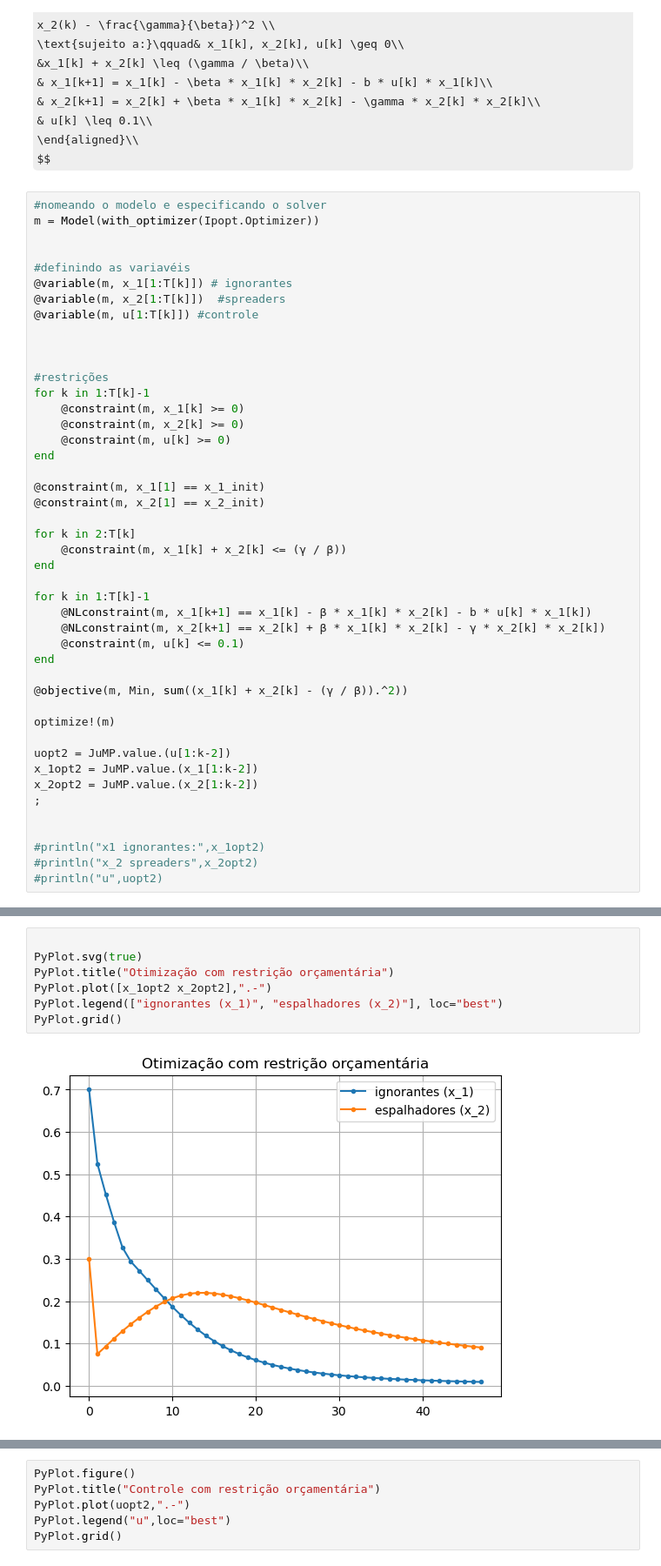
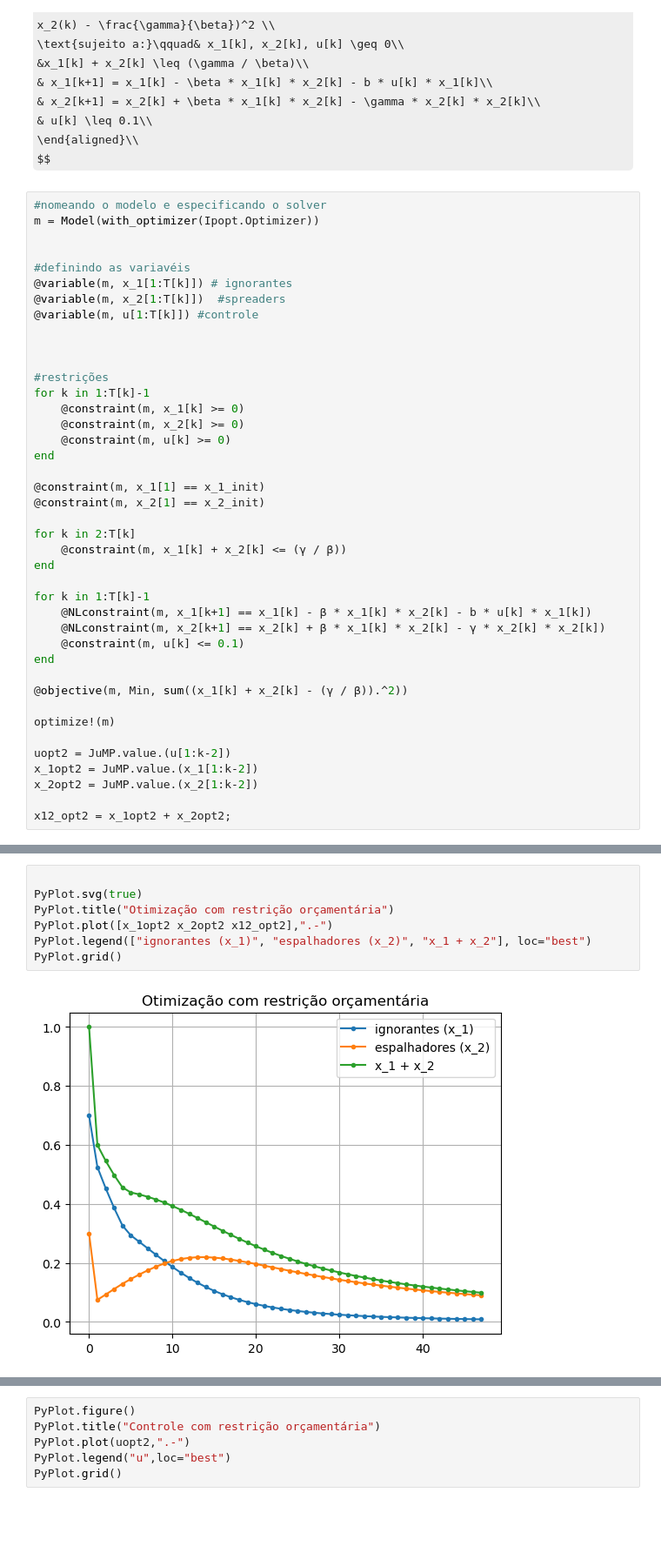
Before and after one commit to Neyrgsb/Otimizacao, a Jupyter notebook: TrabalhoOtimizaçãoJuliaeNey.ipynb, the cells around one changed output, grey strips where cells are left out. Shown at 87% size. Saved outputs shown, nothing was run; the diff lists cells and outputs as text; some formulas as TeX source; blank space fills up the shorter version.

```diff
--- a/TrabalhoOtimizaçãoJuliaeNey.ipynb
+++ b/TrabalhoOtimizaçãoJuliaeNey.ipynb
@@ -354,12 +339,8 @@ optimize!(m)
 uopt2 = JuMP.value.(u[1:k-2])
 x_1opt2 = JuMP.value.(x_1[1:k-2])
 x_2opt2 = JuMP.value.(x_2[1:k-2])
-;
 
-
-#println("x1 ignorantes:",x_1opt2)
-#println("x_2 spreaders",x_2opt2)
-#println("u",uopt2)
+x12_opt2 = x_1opt2 + x_2opt2;
 # %% [output]
 This is Ipopt version 3.14.4, running with linear solver MUMPS 5.4.1.
 
@@ -383,9 +364,9 @@ EXIT: Converged to a point of local infeasibility. Problem may be infeasible.
 # %%
 
 PyPlot.svg(true)
 PyPlot.title("Otimização com restrição orçamentária")
-PyPlot.plot([x_1opt2 x_2opt2],".-")
-PyPlot.legend(["ignorantes (x_1)", "espalhadores (x_2)"], loc="best")
+PyPlot.plot([x_1opt2 x_2opt2 x12_opt2],".-")
+PyPlot.legend(["ignorantes (x_1)", "espalhadores (x_2)", "x_1 + x_2"], loc="best")
 PyPlot.grid()
 # %% [output]
-[figure, old version]
+[figure, new version]
```
Also changed, not shown: parts of 50 cells of this notebook.
